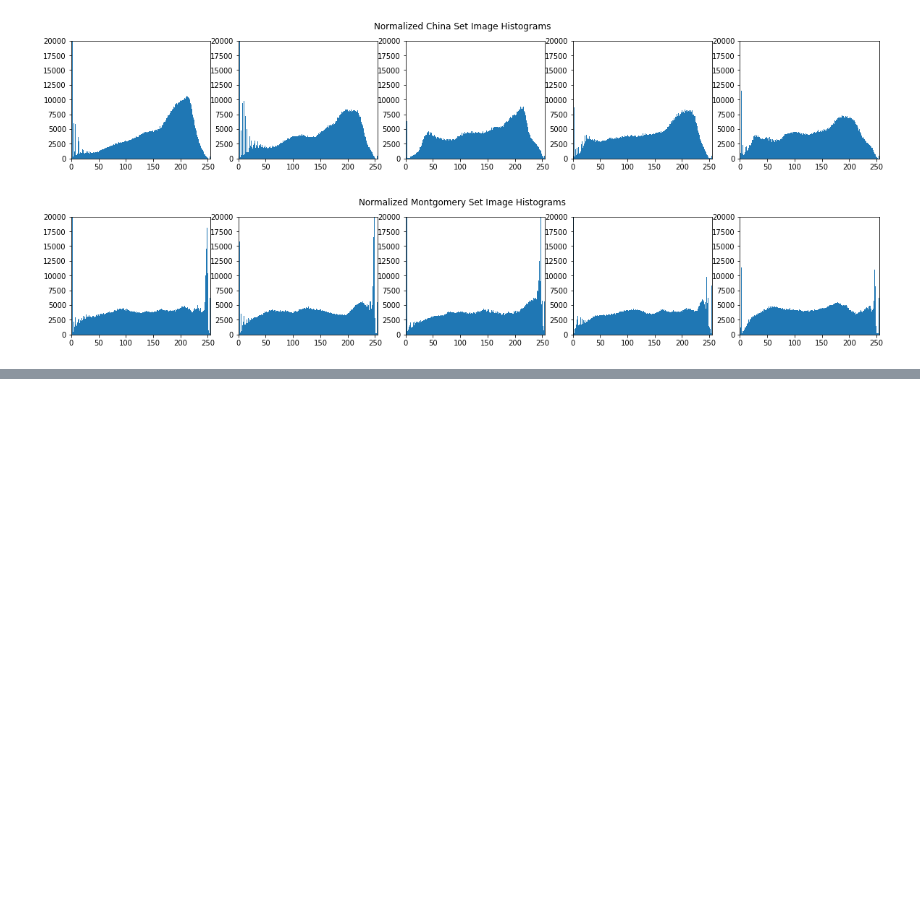
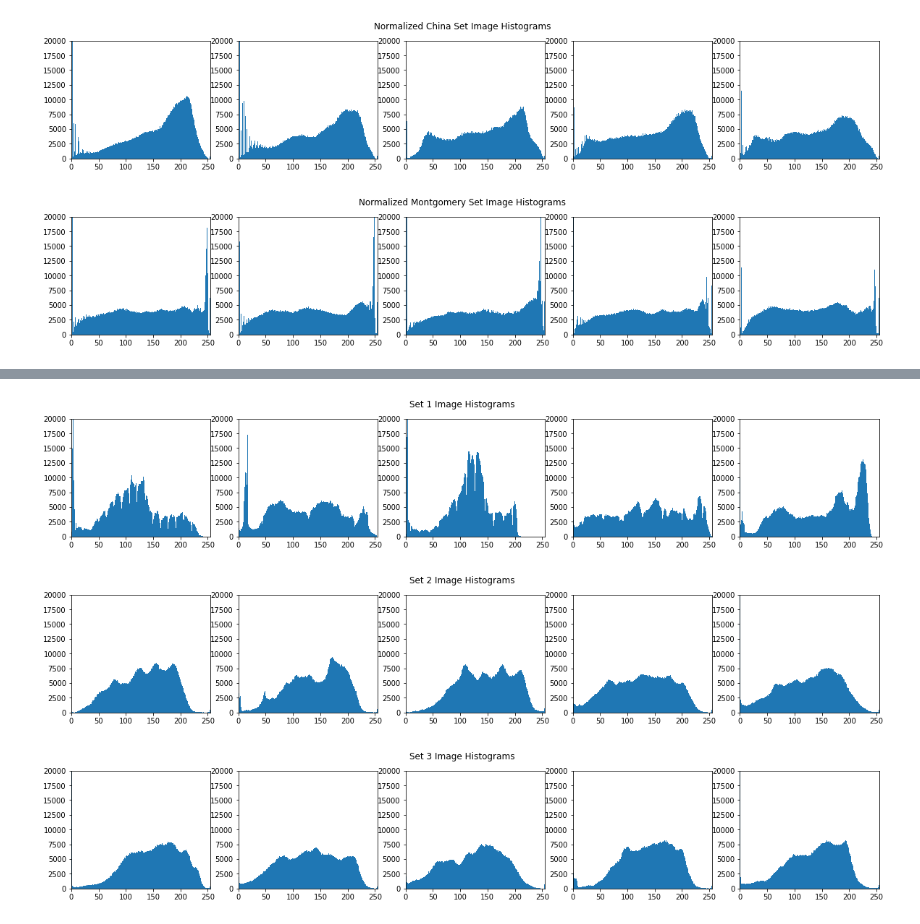
Before and after one commit to n3d1m/SYDE-677-Final-Project, a Jupyter notebook: NormalizationV3.ipynb, the cells around one changed output, grey strips where cells are left out. Saved outputs shown, nothing was run; the diff lists cells and outputs as text; code cells hidden in the pictures; blank space fills up the shorter version.

```diff
--- a/NormalizationV3.ipynb
+++ b/NormalizationV3.ipynb
@@ -214,0 +246,8 @@ Hellinger 0.17116442987897768 0.05054477385313532
+# %%
+showImageHistograms(5, '/content/set_1/', 'Set 1 Image Histograms')
+showImageHistograms(5, '/content/set_2/', 'Set 2 Image Histograms')
+showImageHistograms(5, '/content/set_3/', 'Set 3 Image Histograms')
+# %% [output]
+[figure, added]
+[figure, added]
+[figure, added]
```
Also changed, not shown: parts of 16 cells of this notebook.
